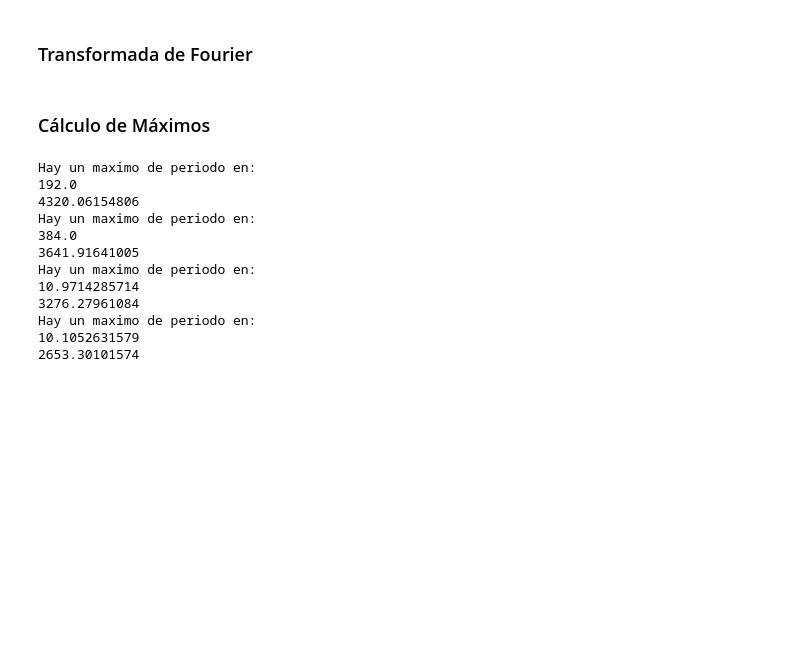
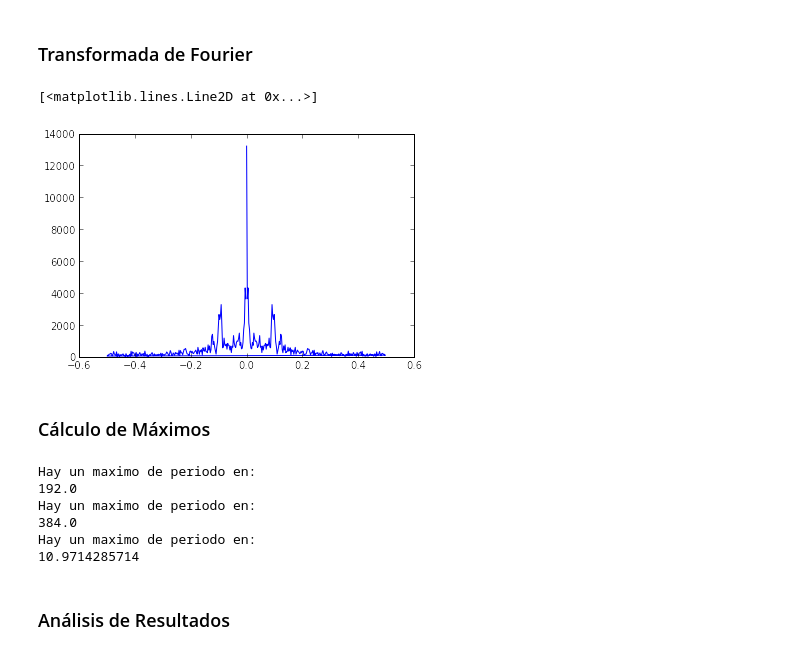
Before and after one commit to sergioandrescs/ROMEROCOTRINO_HW5, a Jupyter notebook: Ciclo-Solar/ciclo-solar.ipynb, the cells around one changed output. Cells and saved outputs as stored; diff of their text form; code cells hidden in the pictures; blank space fills up the shorter version.

```diff
--- a/Ciclo-Solar/ciclo-solar.ipynb
+++ b/Ciclo-Solar/ciclo-solar.ipynb
@@ -45,10 +47,10 @@ plot(nuevo.T[0],nuevo.T[1])
 # %%
 #Interpolamos los datos
 
-hola = sc.interpolate.PchipInterpolator(nuevo.T[0], nuevo.T[1])
+interp = sc.interpolate.PchipInterpolator(nuevo.T[0], nuevo.T[1])
 nuevo2 = []
 for i in range(1612,1996):
-    nuevo2.append([i,hola.__call__(i)])
+    nuevo2.append([i,interp.__call__(i)])
 nuevo2 = array(nuevo2)
 
 #Mostramos los datos interpolados
@@ -62,11 +64,18 @@ plot(nuevo2.T[0], nuevo2.T[1])
 # %%
 #Manipulamos los datos para obtener el periodo solar
 
 frec = fftfreq(len(nuevo2), 1)
 
 T = 1/frec
 
 nuevo3 = np.abs(fft(nuevo2.T[1]))
+
+#Al aplicar la transformada, obtenemos:
+
+plot(frec, nuevo3)
+# %% [output]
+[<matplotlib.lines.Line2D at 0x...>]
+[figure, added]
 # %% [markdown]
 ### Cálculo de Máximos
 # %%
@@ -77,22 +86,18 @@ im_posit = nuevo3[:192]
 
 #Definimos un ciclo que calcule distintos maximos de las frecuencias mayores a cero
 
-for i in range(5):
+for i in range(4):
     index = argmax(im_posit)
     if( frec_posit[index] != 0):
         print "Hay un maximo de periodo en: \n", (1/frec_posit[index])
-        print im_posit[index]
+        #print im_posit[index]
     im_posit[index] = 0
 # %% [output]
 Hay un maximo de periodo en:
 192.0
-4320.06154806
 Hay un maximo de periodo en:
 384.0
-3641.91641005
 Hay un maximo de periodo en:
 10.9714285714
-3276.27961084
-Hay un maximo de periodo en:
-10.1052631579
-2653.30101574
+# %% [markdown]
+### Análisis de Resultados
```
Also changed, not shown: parts of 2 cells of this notebook.
